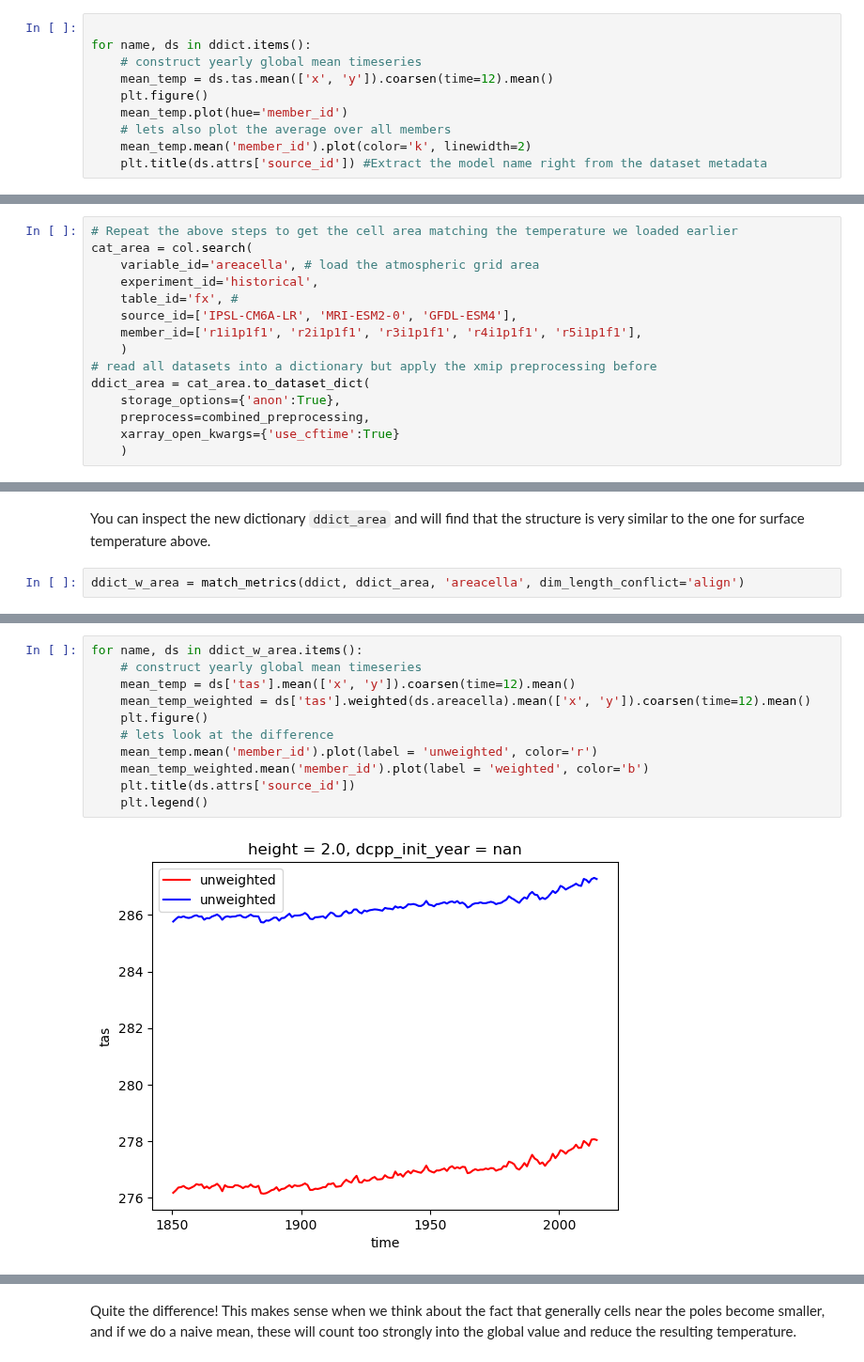
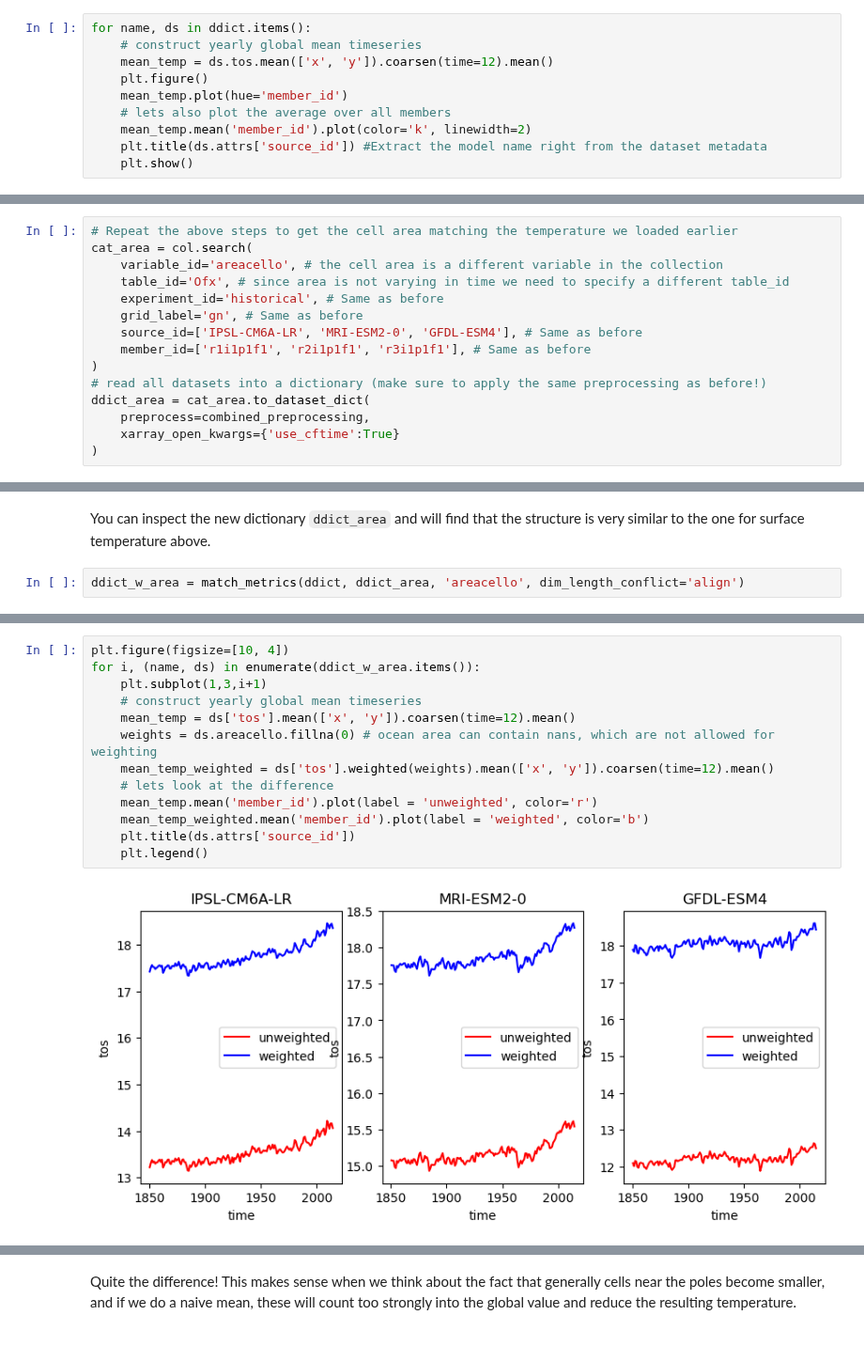
Before and after one commit to earth-env-data-science/earth-env-data-science-book, a Jupyter notebook: src/lectures/models/cmip.ipynb, the cells around one changed output, grey strips where cells are left out. Shown at 94% size. Saved outputs shown, nothing was run; the diff lists cells and outputs as text.

```diff
--- a/src/lectures/models/cmip.ipynb
+++ b/src/lectures/models/cmip.ipynb
@@ -243,11 +252,11 @@ Ok but now lets analyze the data! Using what we know about xarray we can get a t
 # %%
-
 for name, ds in ddict.items():
     # construct yearly global mean timeseries
-    mean_temp = ds.tas.mean(['x', 'y']).coarsen(time=12).mean()
+    mean_temp = ds.tos.mean(['x', 'y']).coarsen(time=12).mean()
     plt.figure()
     mean_temp.plot(hue='member_id')
     # lets also plot the average over all members
     mean_temp.mean('member_id').plot(color='k', linewidth=2)
     plt.title(ds.attrs['source_id']) #Extract the model name right from the dataset metadata
+    plt.show()
 # %% [output]
@@ -259,18 +268,18 @@ But wait! This is not exactly right. We need to weight the spatial mean by the a
 # %%
 # Repeat the above steps to get the cell area matching the temperature we loaded earlier
 cat_area = col.search(
-    variable_id='areacella', # load the atmospheric grid area
-    experiment_id='historical',
-    table_id='fx', #
-    source_id=['IPSL-CM6A-LR', 'MRI-ESM2-0', 'GFDL-ESM4'],
-    member_id=['r1i1p1f1', 'r2i1p1f1', 'r3i1p1f1', 'r4i1p1f1', 'r5i1p1f1'],
-    )
-# read all datasets into a dictionary but apply the xmip preprocessing before
+    variable_id='areacello', # the cell area is a different variable in the collection
+    table_id='Ofx', # since area is not varying in time we need to specify a different table_id
+    experiment_id='historical', # Same as before
+    grid_label='gn', # Same as before
+    source_id=['IPSL-CM6A-LR', 'MRI-ESM2-0', 'GFDL-ESM4'], # Same as before
+    member_id=['r1i1p1f1', 'r2i1p1f1', 'r3i1p1f1'], # Same as before
+)
+# read all datasets into a dictionary (make sure to apply the same preprocessing as before!)
 ddict_area = cat_area.to_dataset_dict(
-    storage_options={'anon':True},
     preprocess=combined_preprocessing,
     xarray_open_kwargs={'use_cftime':True}
-    )
+)
 # %% [output]
 --> The keys in the returned dictionary of datasets are constructed as follows:
         'activity_id.institution_id.source_id.experiment_id.table_id.grid_label'
@@ -284,5 +293,5 @@ list(ddict_area.keys())
 # %% [markdown]
 You can inspect the new dictionary `ddict_area` and will find that the structure is very similar to the one for surface temperature above.
 # %%
-ddict_w_area = match_metrics(ddict, ddict_area, 'areacella', dim_length_conflict='align')
+ddict_w_area = match_metrics(ddict, ddict_area, 'areacello', dim_length_conflict='align')
 # %%
@@ -310,13 +319,15 @@ Ok the dataset now has a matching `areacella` coordinate that we can use to weig
 # %%
-for name, ds in ddict_w_area.items():
+plt.figure(figsize=[10, 4])
+for i, (name, ds) in enumerate(ddict_w_area.items()):
+    plt.subplot(1,3,i+1)
     # construct yearly global mean timeseries
-    mean_temp = ds['tas'].mean(['x', 'y']).coarsen(time=12).mean()
-    mean_temp_weighted = ds['tas'].weighted(ds.areacella).mean(['x', 'y']).coarsen(time=12).mean()
-    plt.figure()
+    mean_temp = ds['tos'].mean(['x', 'y']).coarsen(time=12).mean()
+    weights = ds.areacello.fillna(0) # ocean area can contain nans, which are not allowed for weighting
+    mean_temp_weighted = ds['tos'].weighted(weights).mean(['x', 'y']).coarsen(time=12).mean()
     # lets look at the difference
     mean_temp.mean('member_id').plot(label = 'unweighted', color='r')
     mean_temp_weighted.mean('member_id').plot(label = 'weighted', color='b')
     plt.title(ds.attrs['source_id'])
     plt.legend()
 # %% [output]
-[figure, old version]
+[figure, new version]
```
Also changed, not shown: parts of 30 cells of this notebook.
